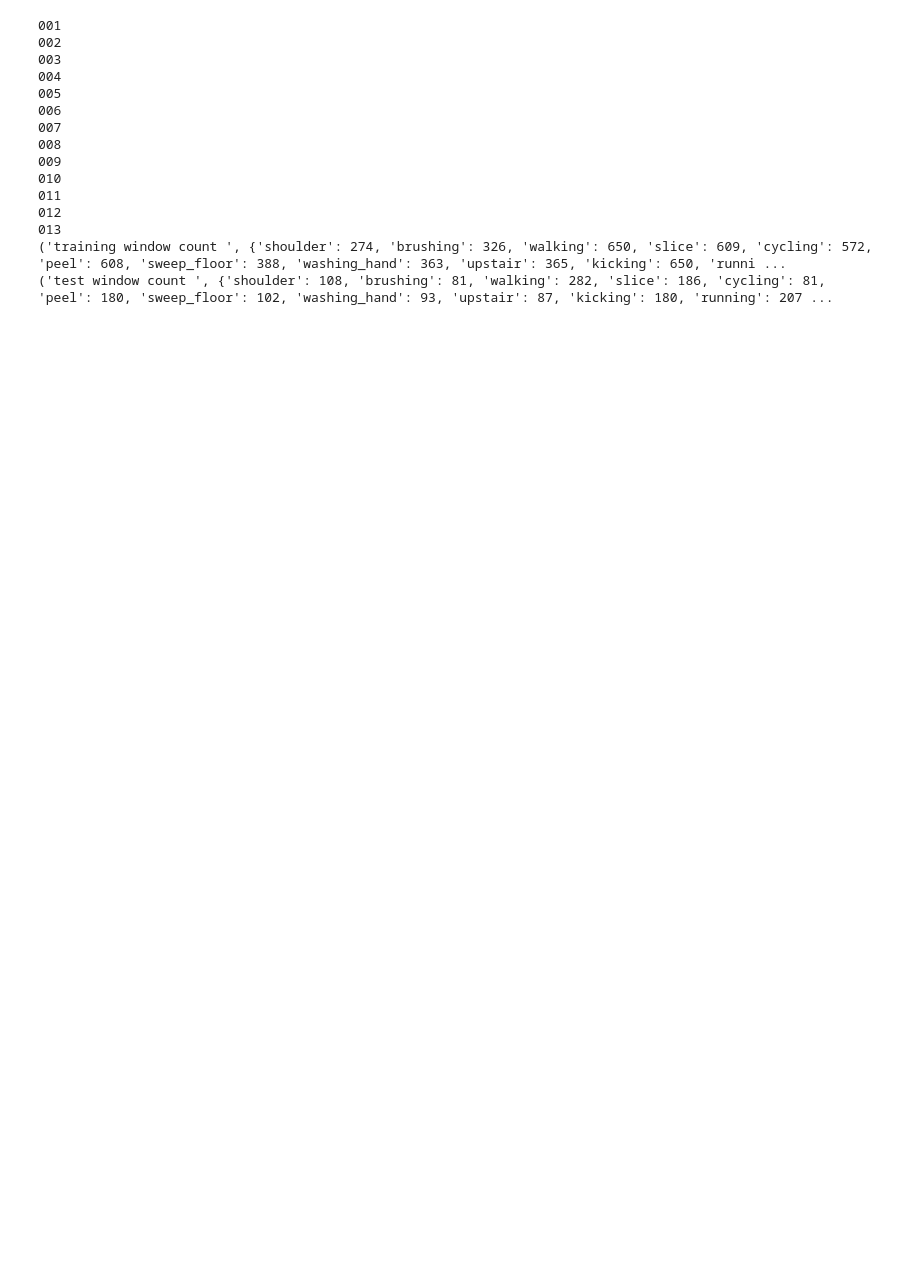
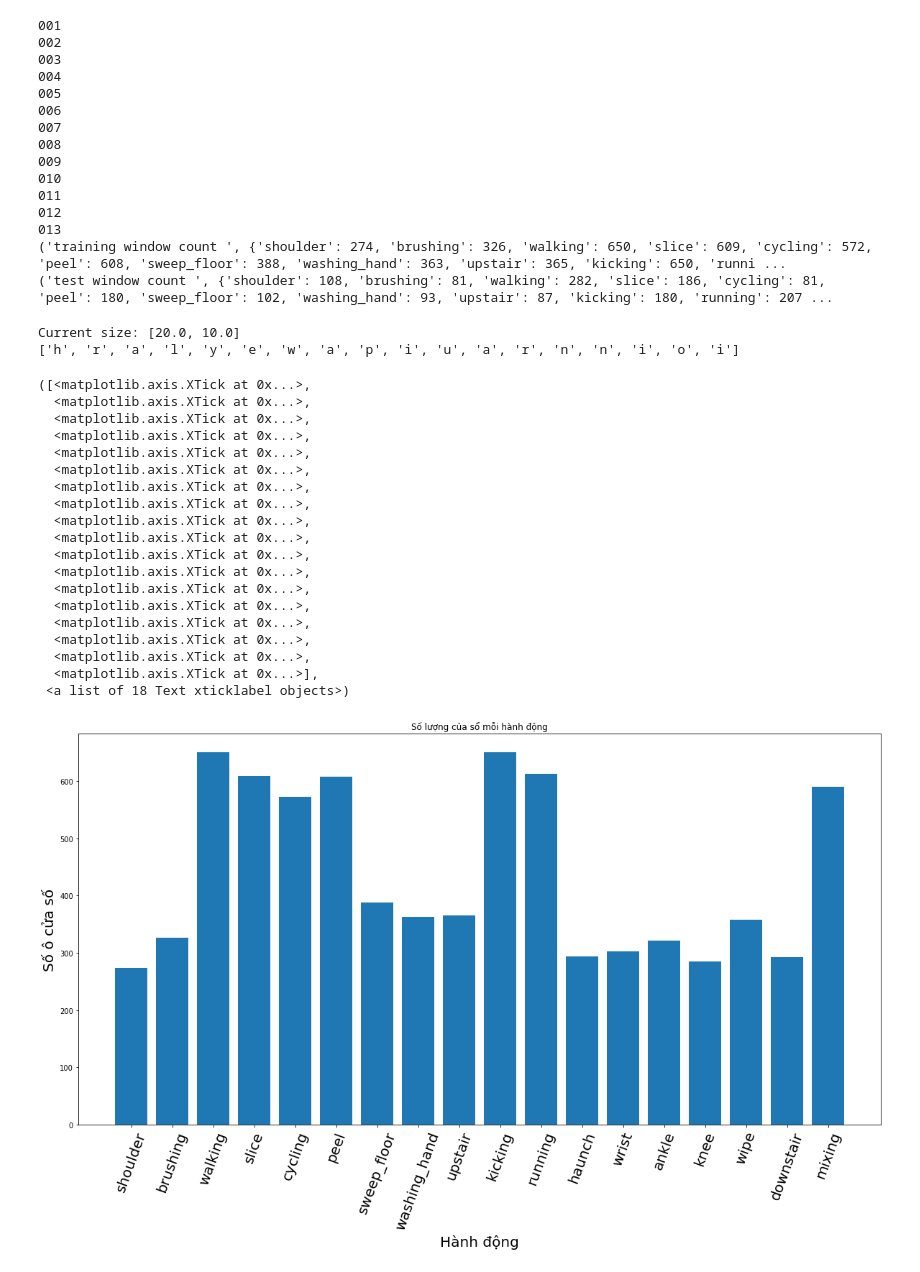
Before and after one commit to tuyenlv17/deep-learning-HAR, a Jupyter notebook: preparing-data.ipynb, the cells around one changed output. Cells and saved outputs as stored; diff of their text form; code cells hidden in the pictures; blank space fills up the shorter version.

```diff
--- a/preparing-data.ipynb
+++ b/preparing-data.ipynb
@@ -212,3 +214,50 @@ prepareTempTrainTestFormat()
 013
 ('training window count ', {'shoulder': 274, 'brushing': 326, 'walking': 650, 'slice': 609, 'cycling': 572, 'peel': 608, 'sweep_floor': 388, 'washing_hand': 363, 'upstair': 365, 'kicking': 650, 'runni ...
 ('test window count ', {'shoulder': 108, 'brushing': 81, 'walking': 282, 'slice': 186, 'cycling': 81, 'peel': 180, 'sweep_floor': 102, 'washing_hand': 93, 'upstair': 87, 'kicking': 180, 'running': 207 ...
+# %%
+fig, ax = plt.subplots()
+
+# Get current size
+fig_size = plt.rcParams["figure.figsize"]
+
+# Prints: [8.0, 6.0]
+print "Current size:", fig_size
+# Set figure width to 12 and height to 9
+fig_size[0] = 20
+fig_size[1] = 10
+plt.rcParams["figure.figsize"] = fig_size
+newlist = train_window_cnt
+print [val[1] for val in newlist]
+ax.set_title(u"Số lượng của sổ mỗi hành động")
+ax.set_xlabel(u"Hành động", fontsize=20)
+ax.set_ylabel(u"Số ô cửa số", fontsize=20)
+plt.bar(range(len(newlist)), list(newlist.values()), align='center')
+plt.xticks(range(len(newlist)), list(newlist.keys()), rotation=70, fontsize=20)
+
+# plt.bar(range(len(top20)), [val[1] for val in top20], align='center')
+# plt.xticks(range(len(top20)), [val[0] for val in top20])
+# plt.xticks(rotation=70)
+# plt.show()
+# %% [output]
+Current size: [20.0, 10.0]
+['h', 'r', 'a', 'l', 'y', 'e', 'w', 'a', 'p', 'i', 'u', 'a', 'r', 'n', 'n', 'i', 'o', 'i']
+([<matplotlib.axis.XTick at 0x...>,
+  <matplotlib.axis.XTick at 0x...>,
+  <matplotlib.axis.XTick at 0x...>,
+  <matplotlib.axis.XTick at 0x...>,
+  <matplotlib.axis.XTick at 0x...>,
+  <matplotlib.axis.XTick at 0x...>,
+  <matplotlib.axis.XTick at 0x...>,
+  <matplotlib.axis.XTick at 0x...>,
+  <matplotlib.axis.XTick at 0x...>,
+  <matplotlib.axis.XTick at 0x...>,
+  <matplotlib.axis.XTick at 0x...>,
+  <matplotlib.axis.XTick at 0x...>,
+  <matplotlib.axis.XTick at 0x...>,
+  <matplotlib.axis.XTick at 0x...>,
+  <matplotlib.axis.XTick at 0x...>,
+  <matplotlib.axis.XTick at 0x...>,
+  <matplotlib.axis.XTick at 0x...>,
+  <matplotlib.axis.XTick at 0x...>],
+ <a list of 18 Text xticklabel objects>)
+[figure, added]
```
Also changed, not shown: parts of 2 cells of this notebook, 1 other file.
